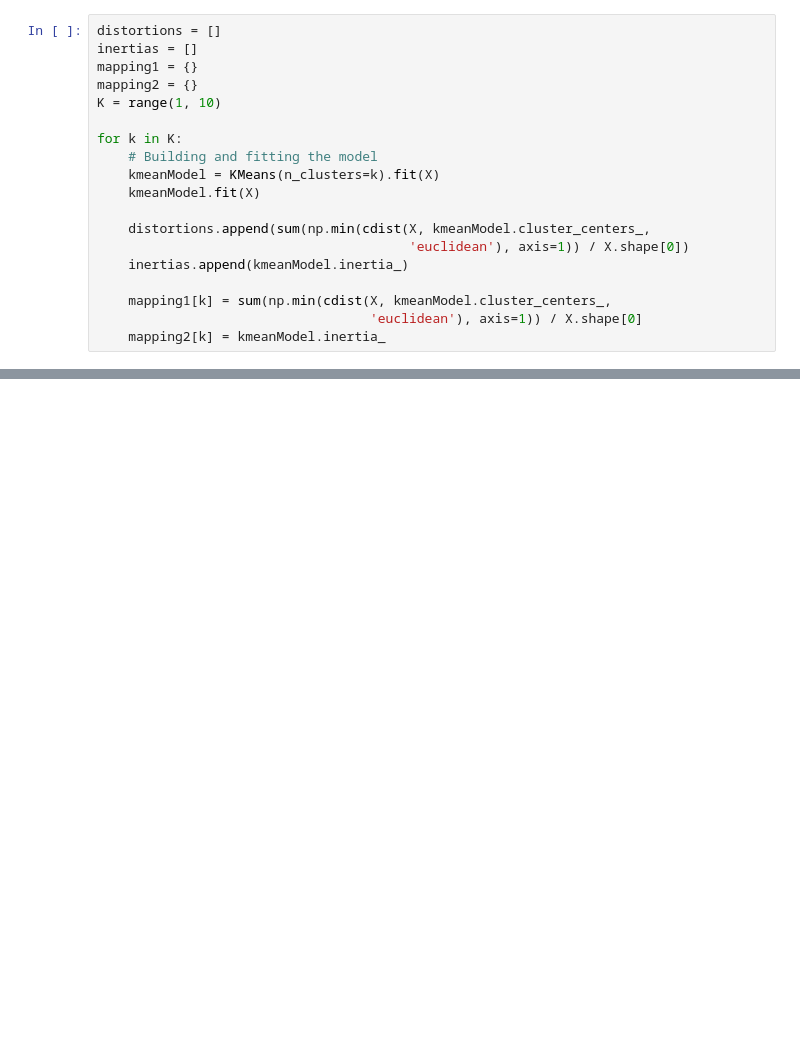
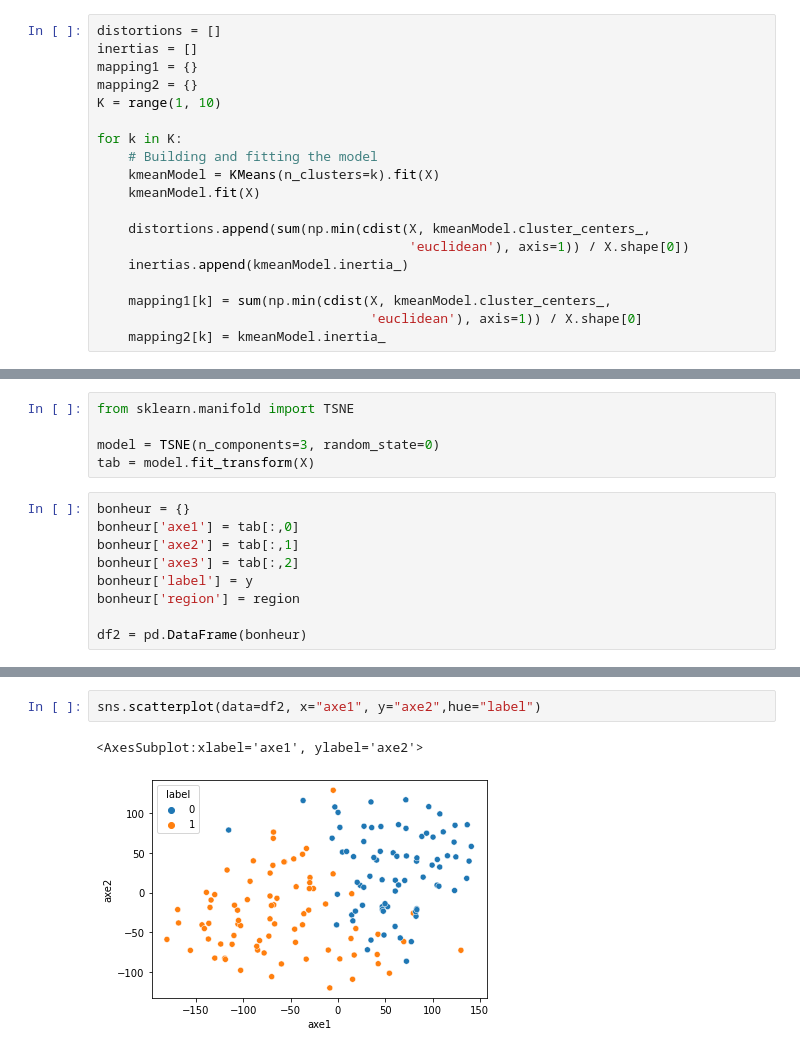
Before and after one commit to bourydamien/Projet_bonheur, a Jupyter notebook: Rapport_bonheur.ipynb, the cells around one changed output, grey strips where cells are left out. Cells and saved outputs as stored; diff of their text form; blank space fills up the shorter version.

```diff
--- a/Rapport_bonheur.ipynb
+++ b/Rapport_bonheur.ipynb
@@ -96,0 +102,14 @@ plt.show()
+# %%
+from sklearn.manifold import TSNE
+
+model = TSNE(n_components=3, random_state=0)
+tab = model.fit_transform(X)
+# %%
+bonheur = {}
+bonheur['axe1'] = tab[:,0]
+bonheur['axe2'] = tab[:,1]
+bonheur['axe3'] = tab[:,2]
+bonheur['label'] = y
+bonheur['region'] = region
+
+df2 = pd.DataFrame(bonheur)
@@ -96,0 +132,5 @@ plt.show()
+# %%
+sns.scatterplot(data=df2, x="axe1", y="axe2",hue="label")
+# %% [output]
+<AxesSubplot:xlabel='axe1', ylabel='axe2'>
+[figure, added]
```
Also changed, not shown: parts of 8 cells of this notebook.
